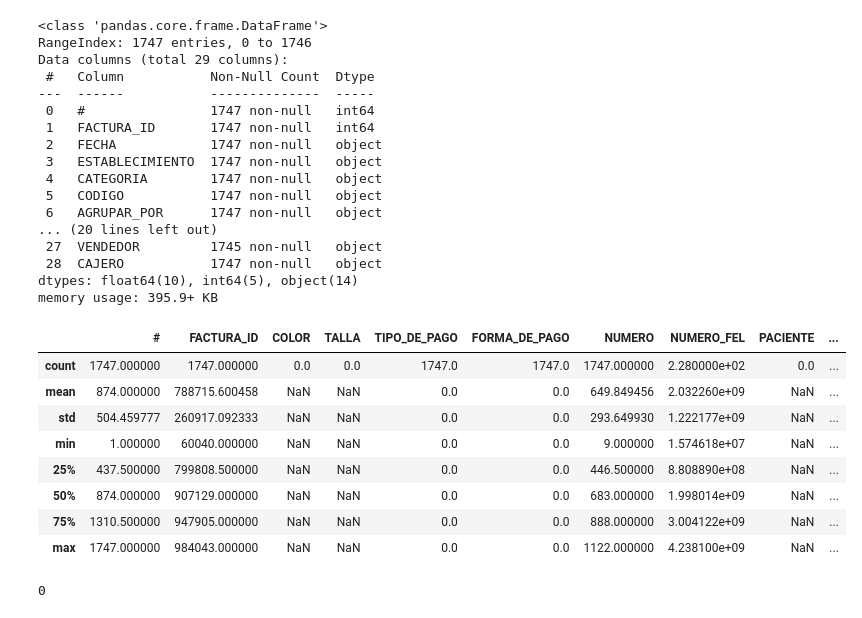
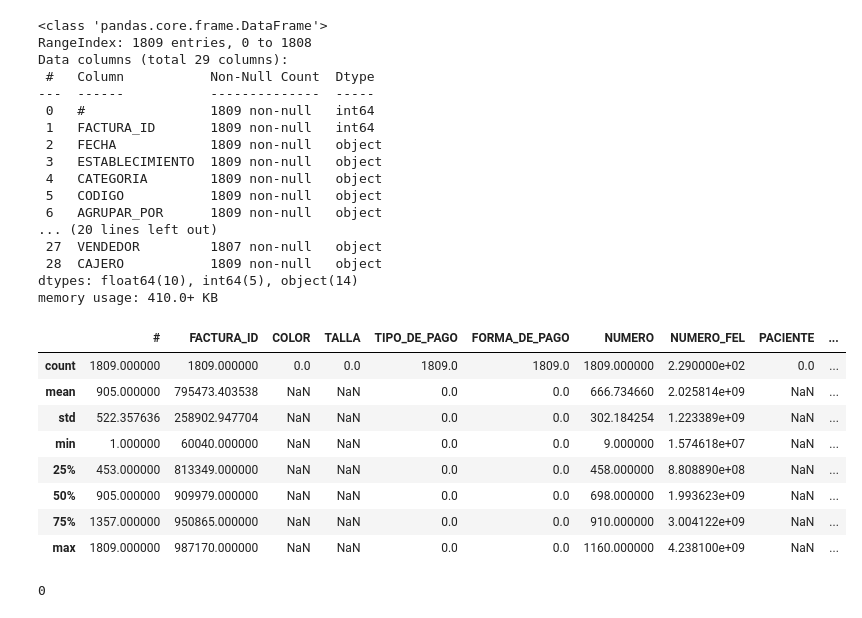
Before and after one commit to Crisicutedev/Kerly, a Jupyter notebook: Exploratory.ipynb, the cells around one changed output. Saved outputs shown, nothing was run; the diff lists cells and outputs as text; code cells hidden in the pictures.

```diff
--- a/Exploratory.ipynb
+++ b/Exploratory.ipynb
@@ -4,38 +4,38 @@ import numpy as np
 import matplotlib.pyplot as plt
 import seaborn as sns
 # %%
-df = pd.read_excel("Kerly Analysis/Ventas.xlsx")
+df = pd.read_excel("ventas.xlsx")
 df.head()            # Primeras 5 filas
 df.shape             # Filas y columnas
 df.info()            # Tipos de datos y nulos
 df.describe()        # Estadísticas numéricas básicas
 # %% [output]
 <class 'pandas.core.frame.DataFrame'>
-RangeIndex: 1747 entries, 0 to 1746
+RangeIndex: 1809 entries, 0 to 1808
 Data columns (total 29 columns):
  #   Column           Non-Null Count  Dtype
 ---  ------           --------------  -----
- 0   #                1747 non-null   int64
- 1   FACTURA_ID       1747 non-null   int64
- 2   FECHA            1747 non-null   object
- 3   ESTABLECIMIENTO  1747 non-null   object
- 4   CATEGORIA        1747 non-null   object
- 5   CODIGO           1747 non-null   object
- 6   AGRUPAR_POR      1747 non-null   object
+ 0   #                1809 non-null   int64
+ 1   FACTURA_ID       1809 non-null   int64
+ 2   FECHA            1809 non-null   object
+ 3   ESTABLECIMIENTO  1809 non-null   object
+ 4   CATEGORIA        1809 non-null   object
+ 5   CODIGO           1809 non-null   object
+ 6   AGRUPAR_POR      1809 non-null   object
 ... (20 lines left out)
- 27  VENDEDOR         1745 non-null   object
- 28  CAJERO           1747 non-null   object
+ 27  VENDEDOR         1807 non-null   object
+ 28  CAJERO           1809 non-null   object
 dtypes: float64(10), int64(5), object(14)
-memory usage: 395.9+ KB
+memory usage: 410.0+ KB
 |  | # | FACTURA_ID | COLOR | TALLA | TIPO_DE_PAGO | FORMA_DE_PAGO | NUMERO | NUMERO_FEL | PACIENTE | ... |
-| count | 1747.000000 | 1747.000000 | 0.0 | 0.0 | 1747.0 | 1747.0 | 1747.000000 | 2.280000e+02 | 0.0 | ... |
-| mean | 874.000000 | 788715.600458 | NaN | NaN | 0.0 | 0.0 | 649.849456 | 2.032260e+09 | NaN | ... |
-| std | 504.459777 | 260917.092333 | NaN | NaN | 0.0 | 0.0 | 293.649930 | 1.222177e+09 | NaN | ... |
+| count | 1809.000000 | 1809.000000 | 0.0 | 0.0 | 1809.0 | 1809.0 | 1809.000000 | 2.290000e+02 | 0.0 | ... |
+| mean | 905.000000 | 795473.403538 | NaN | NaN | 0.0 | 0.0 | 666.734660 | 2.025814e+09 | NaN | ... |
+| std | 522.357636 | 258902.947704 | NaN | NaN | 0.0 | 0.0 | 302.184254 | 1.223389e+09 | NaN | ... |
 | min | 1.000000 | 60040.000000 | NaN | NaN | 0.0 | 0.0 | 9.000000 | 1.574618e+07 | NaN | ... |
-| 25% | 437.500000 | 799808.500000 | NaN | NaN | 0.0 | 0.0 | 446.500000 | 8.808890e+08 | NaN | ... |
-| 50% | 874.000000 | 907129.000000 | NaN | NaN | 0.0 | 0.0 | 683.000000 | 1.998014e+09 | NaN | ... |
-| 75% | 1310.500000 | 947905.000000 | NaN | NaN | 0.0 | 0.0 | 888.000000 | 3.004122e+09 | NaN | ... |
-| max | 1747.000000 | 984043.000000 | NaN | NaN | 0.0 | 0.0 | 1122.000000 | 4.238100e+09 | NaN | ... |
+| 25% | 453.000000 | 813349.000000 | NaN | NaN | 0.0 | 0.0 | 458.000000 | 8.808890e+08 | NaN | ... |
+| 50% | 905.000000 | 909979.000000 | NaN | NaN | 0.0 | 0.0 | 698.000000 | 1.993623e+09 | NaN | ... |
+| 75% | 1357.000000 | 950865.000000 | NaN | NaN | 0.0 | 0.0 | 910.000000 | 3.004122e+09 | NaN | ... |
+| max | 1809.000000 | 987170.000000 | NaN | NaN | 0.0 | 0.0 | 1160.000000 | 4.238100e+09 | NaN | ... |
 # %%
 df.isnull().sum()        # Conteo de nulos por columna
 df.duplicated().sum()    # Conteo de duplicados
```
Also changed, not shown: parts of 7 cells of this notebook, 5 other files.
